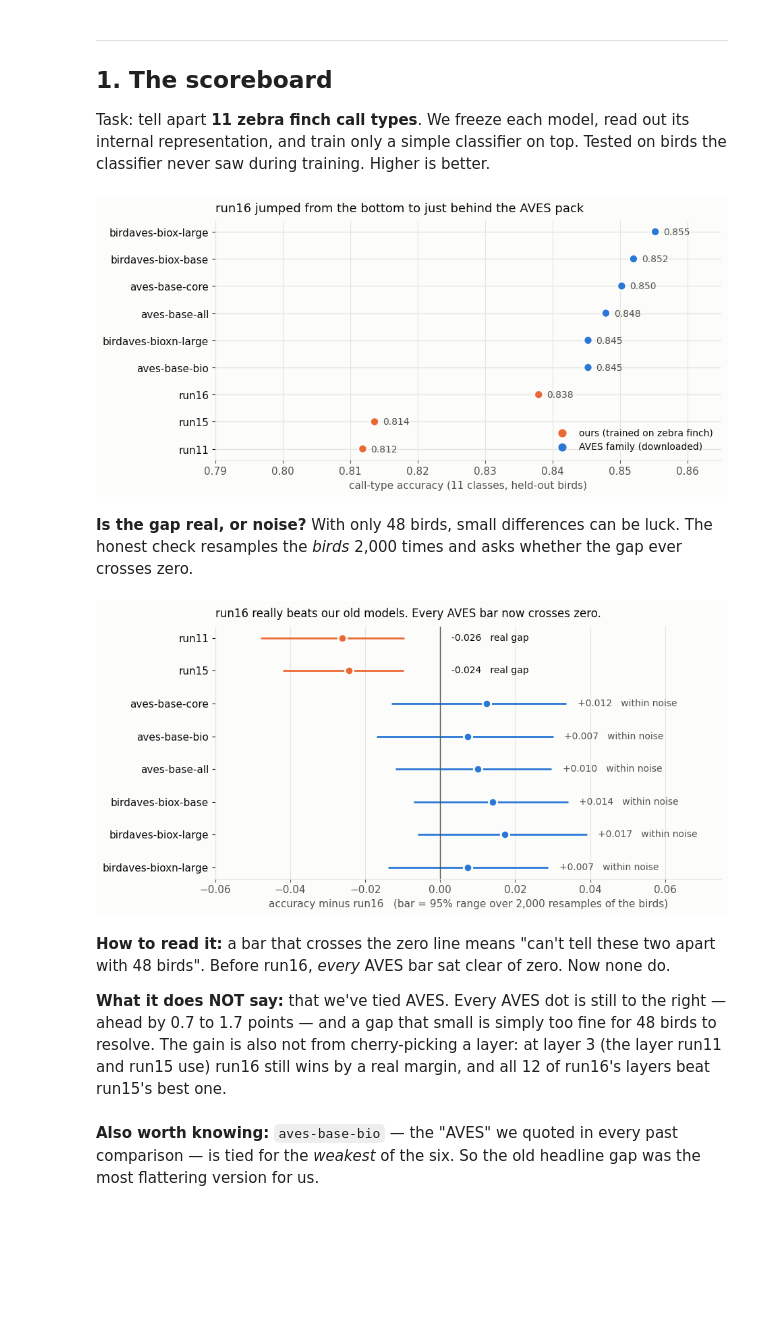
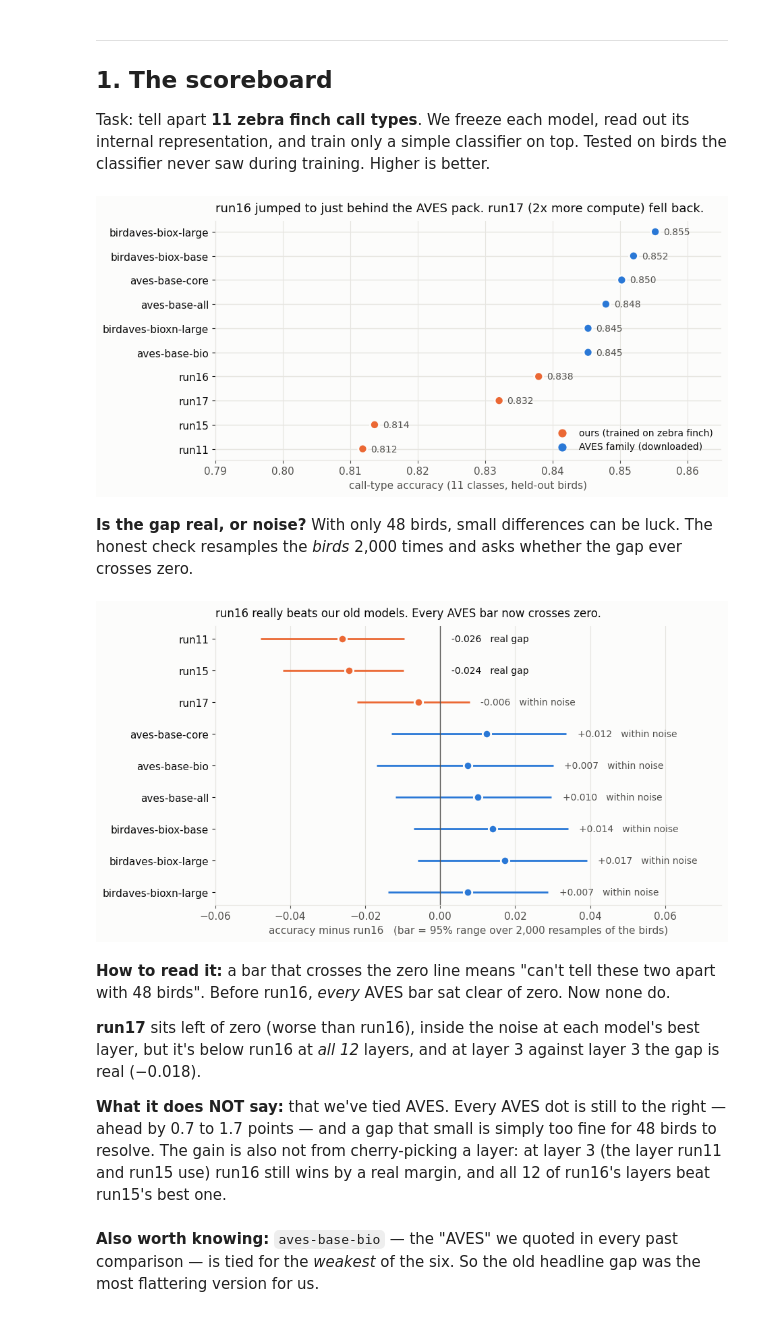
Before and after one commit to ttt5600/NeruoBatLab, a Jupyter notebook: notebooks/06_where_we_are.ipynb, the cells around one changed output. Saved outputs shown, nothing was run; the diff lists cells and outputs as text; code cells hidden in the pictures; blank space fills up the shorter version.

```diff
--- a/notebooks/06_where_we_are.ipynb
+++ b/notebooks/06_where_we_are.ipynb
@@ -27,6 +29,8 @@ A = Path.home() / "zf_labelset/zf_detection_dataset_v1/analysis"
 VAR   = json.loads((A / "aves_variants_calltype.json").read_text())   # run11 + six AVES checkpoints
 R15   = json.loads((A / "run15_calltype.json").read_text())           # run15 on the same probe
 R16   = json.loads((A / "run16_compute4x_calltype.json").read_text()) # run16 on the same probe
+R17   = json.loads((A / "run17_accum2_calltype.json").read_text())    # run17 on the same probe
+B17   = json.loads((A / "run17_accum2_bootstrap.json").read_text())   # run17 vs everything
 BOOT  = json.loads((A / "run16_bootstrap.json").read_text())          # paired intervals, run16 vs all
 COMP  = json.loads((A / "compute_budget.json").read_text())           # run11 + AVES training budgets
 COMP15 = json.loads((A / "run15_compute.json").read_text())           # run15 + run16 measured
@@ -38,5 +42,5 @@ plt.rcParams.update({"figure.facecolor": SURFACE, "axes.facecolor": SURFACE,
                      "axes.edgecolor": GRID, "axes.labelcolor": INK2, "xtick.color": INK2,
                      "ytick.color": INK, "text.color": INK, "font.size": 11,
                      "axes.spines.top": False, "axes.spines.right": False})
-print("loaded 6 result files")
+print("loaded 8 result files")
 # %% [output]
@@ -52,7 +56,8 @@ saw during training. Higher is better.
 acc = {m: VAR["models"][m]["best_11"]["acc"] for m in VAR["models"]}
 acc["run15"] = R15["acc11"]
 acc["run16"] = R16["acc11"]
-ours = {"run11", "run15", "run16"}
+acc["run17"] = R17["acc11"]
+ours = {"run11", "run15", "run16", "run17"}
 order = sorted(acc, key=acc.get)
 
 fig, ax = plt.subplots(figsize=(9.5, 4.6))
@@ -72,43 +77,50 @@ ax.grid(axis="x", color=GRID, lw=0.8); ax.set_axisbelow(True)
 ax.scatter([], [], color=OURS, s=60, label="ours (trained on zebra finch)")
 ax.scatter([], [], color=AVES, s=60, label="AVES family (downloaded)")
 ax.legend(frameon=False, loc="lower right", fontsize=10)
-ax.set_title("run16 jumped from the bottom to just behind the AVES pack", loc="left", fontsize=13, pad=10)
+ax.set_title("run16 jumped to just behind the AVES pack. run17 (2x more compute) fell back.",
+             loc="left", fontsize=13, pad=10)
 plt.tight_layout(); plt.show()
 # %% [output]
-[figure, old version]
+[figure, new version]
 # %% [markdown]
 **Is the gap real, or noise?** With only 48 birds, small differences can be luck. The honest
 check resamples the *birds* 2,000 times and asks whether the gap ever crosses zero.
 # %%
 V = BOOT["vs"]["run16_compute4x"]          # stores run16 minus X
-rows = ["run11", "run15_combined"] + [m for m in VAR["models"] if m != "run11"]
+W = B17["vs"]["run17_accum2"]["run16_compute4x"]   # stores run17 minus run16
+# store it the way V stores the others (run16 minus X) so the flip below treats it the same
+V = {**V, "run17_accum2": {"delta": -W["delta"], "lo": -W["hi"], "hi": -W["lo"], "resolved": W["resolved"]}}
+rows = ["run11", "run15_combined", "run17_accum2"] + [m for m in VAR["models"] if m != "run11"]
 # flip so the chart reads "X minus run16": right of zero = X is better than run16
 d  = [-V[k]["delta"] for k in rows]
 lo = [-V[k]["hi"] for k in rows]
 hi = [-V[k]["lo"] for k in rows]
 
-fig, ax = plt.subplots(figsize=(9.5, 4.8))
+fig, ax = plt.subplots(figsize=(9.5, 5.2))
 y = np.arange(len(rows))[::-1]
 for yi, k, a, b, c in zip(y, rows, lo, hi, d):
     col = OURS if k.startswith("run") else AVES
     ax.hlines(yi, a, b, color=col, lw=2)
     ax.scatter(c, yi, s=80, color=col, zorder=3, edgecolors=SURFACE, linewidths=2)
     real = V[k]["resolved"]
     ax.text(max(b, 0) + 0.003, yi, f"{c:+.3f}   " + ("real gap" if real else "within noise"),
             va="center", fontsize=10, color=INK if real else INK2)
 ax.axvline(0, color=INK2, lw=1)
-ax.set_yticks(y); ax.set_yticklabels([k.replace("_combined", "") for k in rows])
+ax.set_yticks(y); ax.set_yticklabels([k.replace("_combined", "").replace("_accum2", "") for k in rows])
 ax.set_xlim(-0.06, 0.075)
 ax.set_xlabel("accuracy minus run16   (bar = 95% range over 2,000 resamples of the birds)")
 ax.grid(axis="x", color=GRID, lw=0.8); ax.set_axisbelow(True)
 ax.set_title("run16 really beats our old models. Every AVES bar now crosses zero.",
              loc="left", fontsize=12, pad=10)
 plt.tight_layout(); plt.show()
 # %% [output]
-[figure, old version]
+[figure, new version]
 # %% [markdown]
 **How to read it:** a bar that crosses the zero line means "can't tell these two apart with 48
 birds". Before run16, *every* AVES bar sat clear of zero. Now none do.
+
+**run17** sits left of zero (worse than run16), inside the noise at each model's best layer, but
+it's below run16 at *all 12* layers, and at layer 3 against layer 3 the gap is real (−0.018).
 
 **What it does NOT say:** that we've tied AVES. Every AVES dot is still to the right — ahead by
 0.7 to 1.7 points — and a gap that small is simply too fine for 48 birds to resolve. The gain is
```
Also changed, not shown: parts of 15 cells of this notebook, 16 other files.
